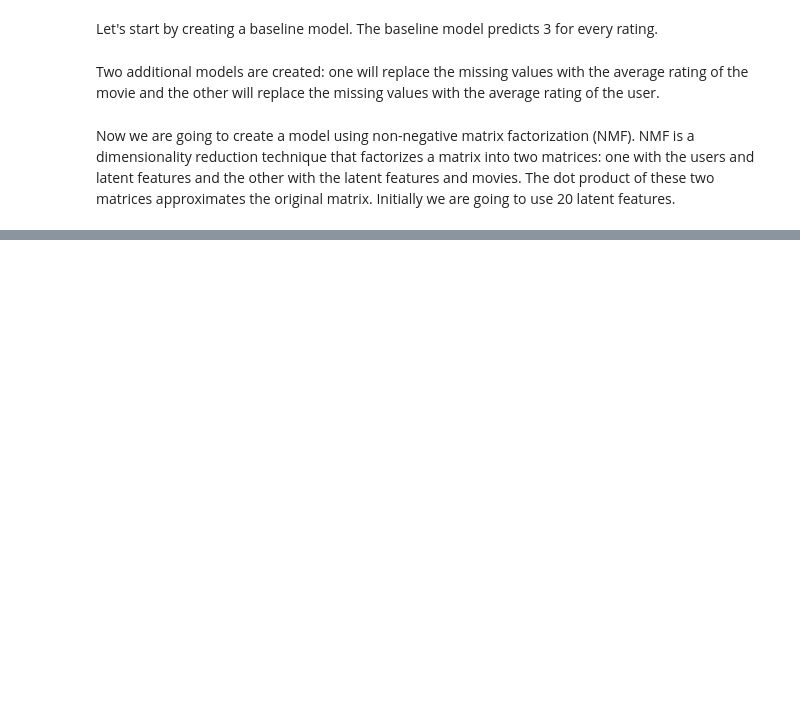
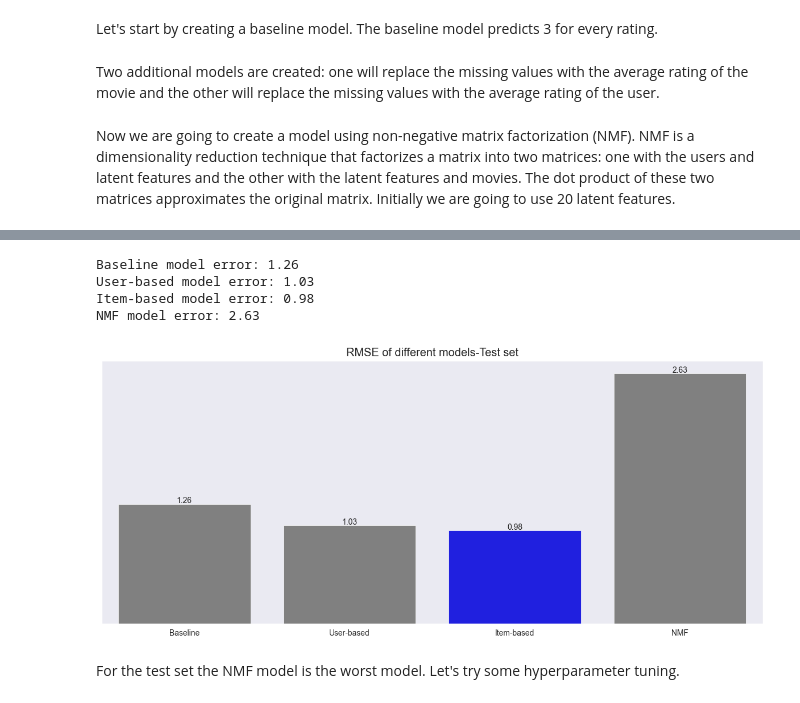
Before and after one commit to JuanDa14Sa/BBC-News-Classification, a Jupyter notebook: recommendation_system.ipynb, the cells around one changed output, grey strips where cells are left out. Cells and saved outputs as stored; diff of their text form; code cells hidden in the pictures; blank space fills up the shorter version.

```diff
--- a/recommendation_system.ipynb
+++ b/recommendation_system.ipynb
@@ -381,0 +368,7 @@ dtype: float64
+# %%
+for index, row in test_ratings.iterrows():
+    test_ratings.loc[index, 'pred_baseline'] = baseline_matrix.loc[row['user_id'], row['movie_id']]
+    test_ratings.loc[index, 'pred_user_based'] = user_based_matrix.loc[row['user_id'], row['movie_id']]
+    test_ratings.loc[index, 'pred_item_based'] = item_based_matrix.loc[row['user_id'], row['movie_id']]
+    test_ratings.loc[index, 'pred_nmf'] = nmf_train.loc[row['user_id'], row['movie_id']]
+test_ratings
@@ -381,0 +389,30 @@ dtype: float64
+# %%
+baseline_error = error(test_ratings['rating'], test_ratings['pred_baseline'])
+user_based_error = error(test_ratings['rating'], test_ratings['pred_user_based'])
+item_based_error = error(test_ratings['rating'], test_ratings['pred_item_based'])
+nmf_error = error(test_ratings['rating'], test_ratings['pred_nmf'])
+
+print('Baseline model error: {:.2f}'.format(baseline_error))
+print('User-based model error: {:.2f}'.format(user_based_error))
+print('Item-based model error: {:.2f}'.format(item_based_error))
+print('NMF model error: {:.2f}'.format(nmf_error))
+
+errors = {'Baseline': baseline_error, 'User-based': user_based_error, 'Item-based': item_based_error, 'NMF': nmf_error}
+plt.figure(figsize=(15, 6))
+colors = ['gray' if (x > min(errors.values())) else 'blue' for x in errors.values()]
+fig = sns.barplot(x=list(errors.keys()), y=list(errors.values()), palette=colors)
+for patch in fig.patches:
+    height = patch.get_height()
+    width = patch.get_width()
+    x = patch.get_x()
+    fig.text(x=x+width/2, y=height+0.01,s='{:.2f}'.format(height), ha='center')
+plt.title('RMSE of different models-Test set')
+plt.tick_params(labelbottom=True, labelleft=False)
+# %% [output]
+Baseline model error: 1.26
+User-based model error: 1.03
+Item-based model error: 0.98
+NMF model error: 2.63
+[figure, added]
+# %% [markdown]
+For the test set the NMF model is the worst model. Let's try some hyperparameter tuning.
```
Also changed, not shown: parts of 24 cells of this notebook.
